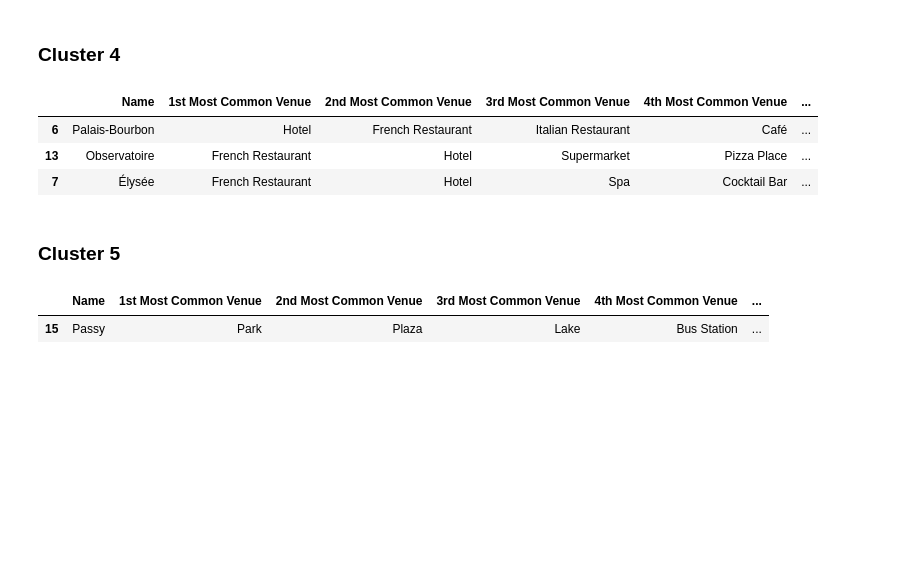
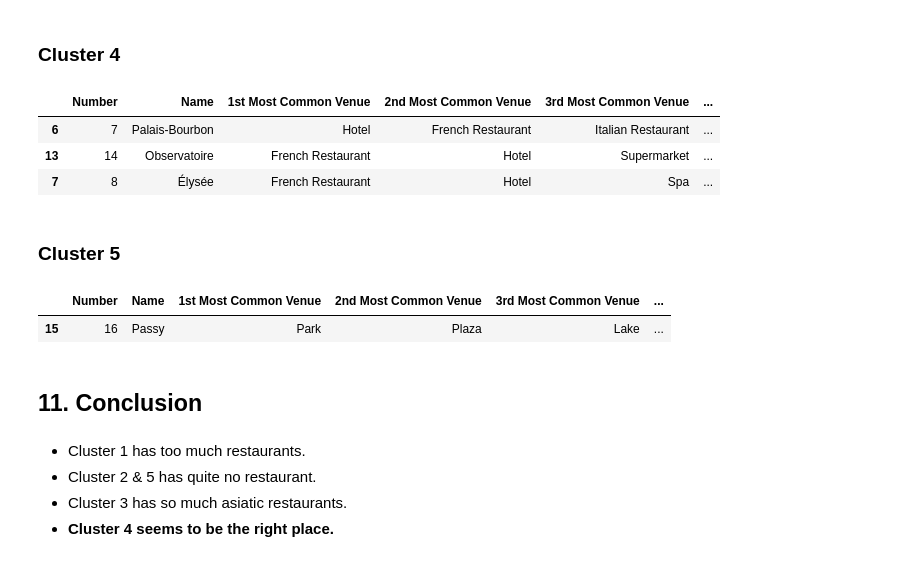
Before and after one commit to gillesw/capstone_ibm, a Jupyter notebook: Modula 4 et 5/Module4-intro.ipynb, the cells around one changed output. Saved outputs shown, nothing was run; the diff lists cells and outputs as text; code cells hidden in the pictures; blank space fills up the shorter version.

```diff
--- a/Modula 4 et 5/Module4-intro.ipynb
+++ b/Modula 4 et 5/Module4-intro.ipynb
@@ -389,17 +389,24 @@ paris_merged.loc[paris_merged['Cluster Labels'] == 2,
 ### Cluster 4
 # %%
 paris_merged.loc[paris_merged['Cluster Labels'] == 3,
-                 paris_merged.columns[[1] + list(range(5, paris_merged.shape[1]))]]
+                 paris_merged.columns[[0]+[1] + list(range(5, paris_merged.shape[1]))]]
 # %% [output]
-|  | Name | 1st Most Common Venue | 2nd Most Common Venue | 3rd Most Common Venue | 4th Most Common Venue | ... |
-| 6 | Palais-Bourbon | Hotel | French Restaurant | Italian Restaurant | Café | ... |
-| 13 | Observatoire | French Restaurant | Hotel | Supermarket | Pizza Place | ... |
-| 7 | Élysée | French Restaurant | Hotel | Spa | Cocktail Bar | ... |
+|  | Number | Name | 1st Most Common Venue | 2nd Most Common Venue | 3rd Most Common Venue | ... |
+| 6 | 7 | Palais-Bourbon | Hotel | French Restaurant | Italian Restaurant | ... |
+| 13 | 14 | Observatoire | French Restaurant | Hotel | Supermarket | ... |
+| 7 | 8 | Élysée | French Restaurant | Hotel | Spa | ... |
 # %% [markdown]
 ### Cluster 5
 # %%
 paris_merged.loc[paris_merged['Cluster Labels'] == 4,
-                 paris_merged.columns[[1] + list(range(5, paris_merged.shape[1]))]]
+                 paris_merged.columns[[0]+[1] + list(range(5, paris_merged.shape[1]))]]
 # %% [output]
-|  | Name | 1st Most Common Venue | 2nd Most Common Venue | 3rd Most Common Venue | 4th Most Common Venue | ... |
-| 15 | Passy | Park | Plaza | Lake | Bus Station | ... |
+|  | Number | Name | 1st Most Common Venue | 2nd Most Common Venue | 3rd Most Common Venue | ... |
+| 15 | 16 | Passy | Park | Plaza | Lake | ... |
+# %% [markdown]
+## 11. Conclusion
+# %% [markdown]
+- Cluster 1 has too much restaurants.
+- Cluster 2 & 5 has quite no restaurant.
+- Cluster 3 has so much asiatic restaurants.
+- **Cluster 4 seems to be the right place.**
```
Also changed, not shown: parts of 3 cells of this notebook, 3 other files.
